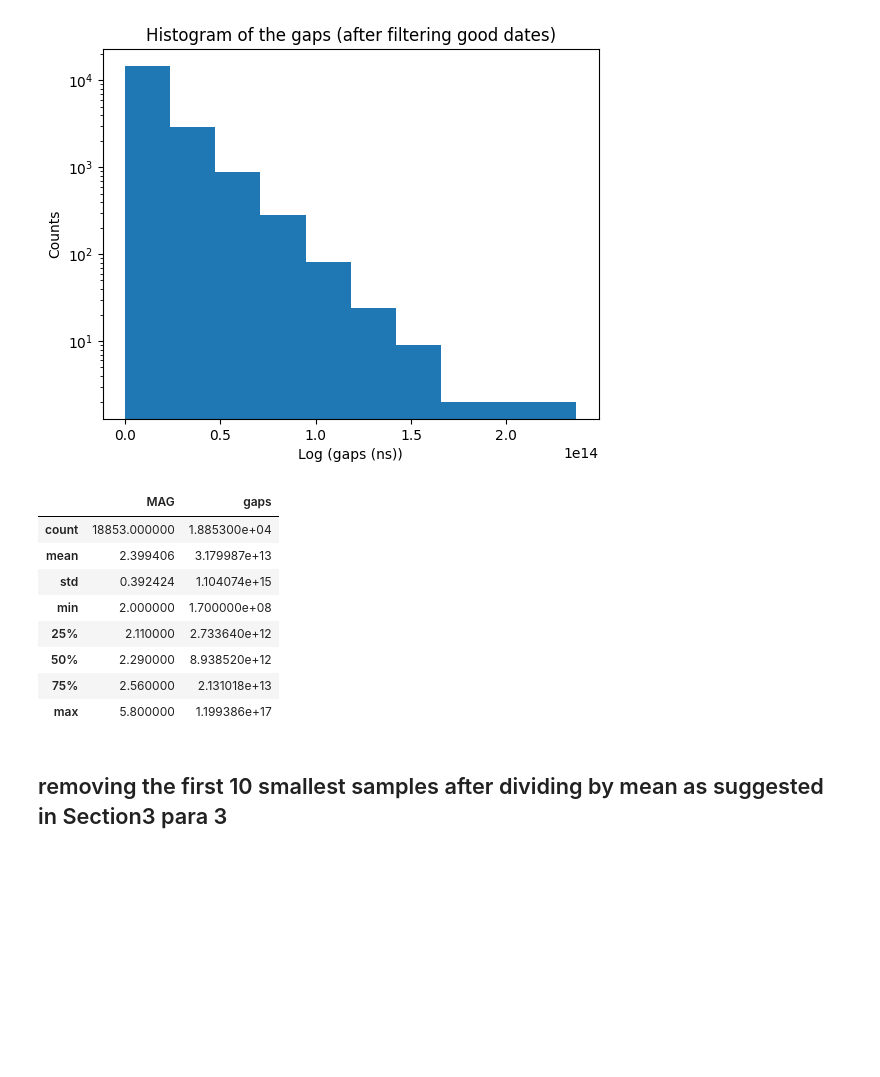
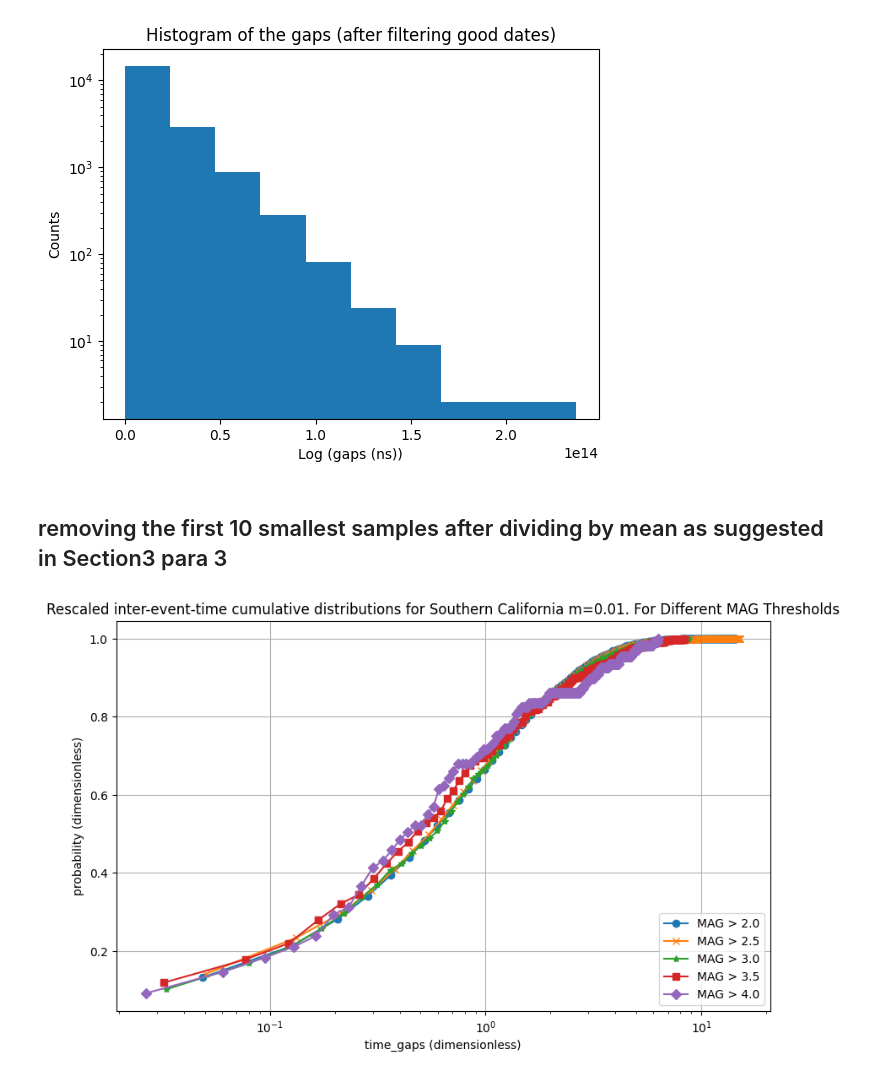
Before and after one commit to bivekpok/DSPS_BPokhrel, a Jupyter notebook: HW3/Hw3.ipynb, the cells around one changed output. Saved outputs shown, nothing was run; the diff lists cells and outputs as text; code cells hidden in the pictures; blank space fills up the shorter version.

```diff
--- a/HW3/Hw3.ipynb
+++ b/HW3/Hw3.ipynb
@@ -268,17 +270,57 @@ plt.ylabel('Counts')
 # %% [output]
 Text(0, 0.5, 'Counts')
 [figure]
-# %%
-eq_good.describe()
-# %% [output]
-|  | MAG | gaps |
-| count | 18853.000000 | 1.885300e+04 |
-| mean | 2.399406 | 3.179987e+13 |
-| std | 0.392424 | 1.104074e+15 |
-| min | 2.000000 | 1.700000e+08 |
-| 25% | 2.110000 | 2.733640e+12 |
-| 50% | 2.290000 | 8.938520e+12 |
-| 75% | 2.560000 | 2.131018e+13 |
-| max | 5.800000 | 1.199386e+17 |
 # %% [markdown]
 ## removing the first 10 smallest samples after dividing by mean  as suggested in Section3 para 3
+# %%
+
+
+
+mag_thresholds = [2.0, 2.5, 3.0, 3.5, 4.0]
+markers = ['o', 'x', '*', 's', 'D']
+
+cb_list = []
+cs_list = []
+
+# Loop through the MAG thresholds and process each dataset
+for mag_threshold in mag_thresholds:
+
+    # x = np.log10((eq_final[eq_final['MAG'] > mag_threshold]['gaps']))
+    x = (eq_final[eq_final['MAG'] > mag_threshold]['gaps'])
+
+    # Calculate cumulative distribution and center bin values
+    def hist_bin(x):
+        hist, bins = np.histogram(x, bins=185)
+        cb = (bins[:-1] + bins[1:]) / 2
+        cs = np.cumsum(hist) / np.sum(hist)
+        return cb, cs
+
+    def c_mean(x):
+        fmx = np.mean(x)
+        x = x / fmx
+        x1 = x[x > 0.01]
+        smx = np.mean(x1)
+        x1 = x1 / smx
+        cb, cs = hist_bin(x1)
+        return cb, cs
+
+    cb, cs = c_mean(x)
+
+
+    cb_list.append(cb)
+    cs_list.append(cs)
+
+
+plt.figure(figsize=(10, 6))
+for cb, cs, marker in zip(cb_list, cs_list, markers):
+    plt.plot(cb, cs, marker=marker)
+
+plt.xlabel('time_gaps (dimensionless)')
+plt.ylabel('probability (dimensionless)')
+plt.title('Rescaled inter-event-time cumulative distributions for Southern California m=0.01. For Different MAG Thresholds')
+plt.legend([f'MAG > {mag}' for mag in mag_thresholds], loc='lower right')
+plt.grid(True)
+plt.xscale('log')
+plt.show()
+# %% [output]
+[figure, added]
```
Also changed, not shown: parts of 18 cells of this notebook.
